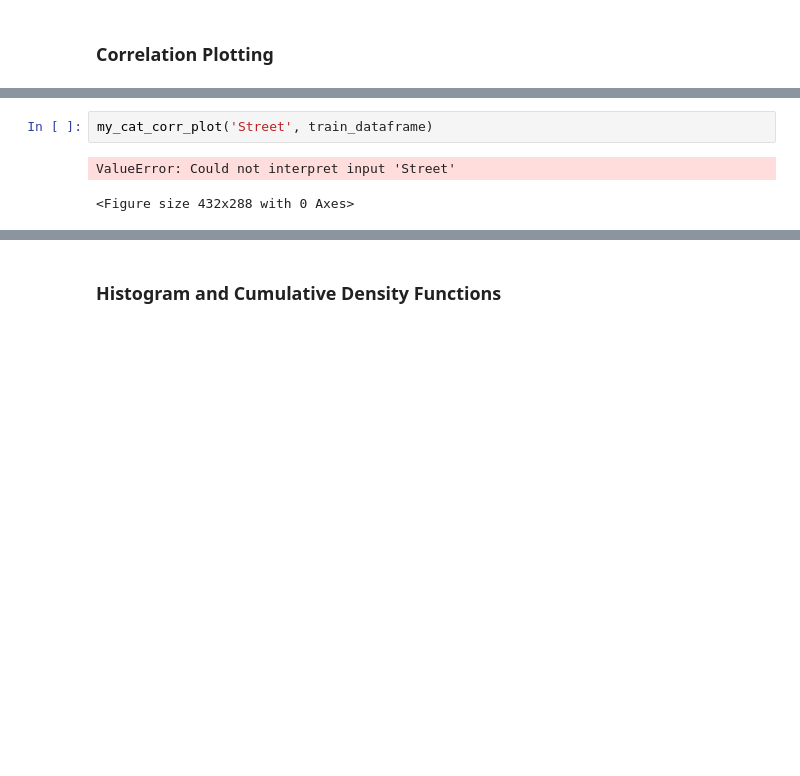
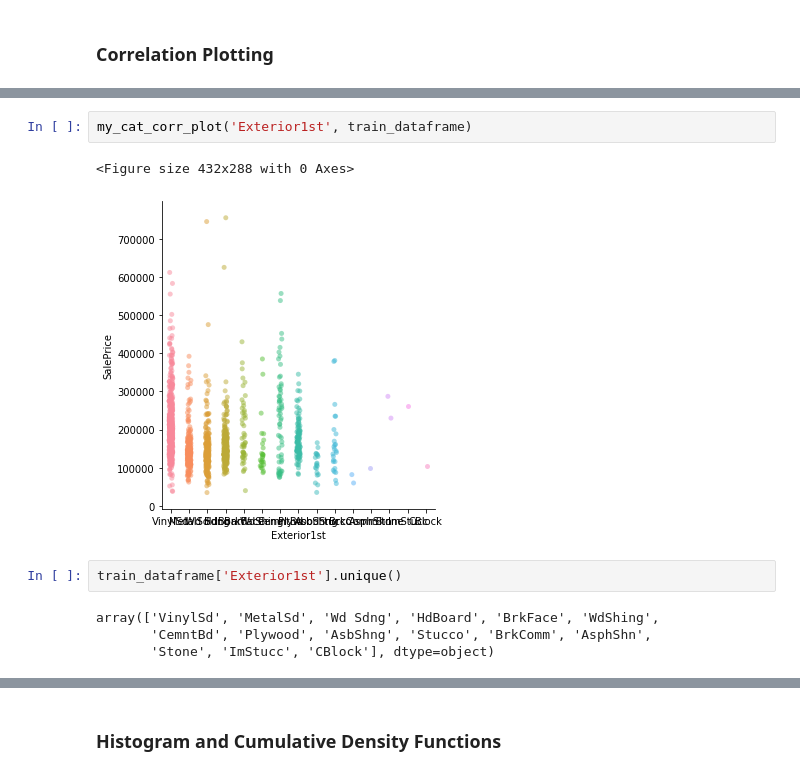
Before and after one commit to SteveScott/Ames2, a Jupyter notebook: Ames/notebooks/explore.ipynb, the cells around one changed output, grey strips where cells are left out. Cells and saved outputs as stored; diff of their text form; blank space fills up the shorter version.

```diff
--- a/Ames/notebooks/explore.ipynb
+++ b/Ames/notebooks/explore.ipynb
@@ -245,9 +245,15 @@ for col in cat_cols:
 ... (68 outputs left out)
 # %%
-my_cat_corr_plot('Street', train_dataframe)
+my_cat_corr_plot('Exterior1st', train_dataframe)
 # %% [output]
-ValueError: Could not interpret input 'Street'
+<Figure size 432x288 with 0 Axes>
-<Figure size 432x288 with 0 Axes>
+[figure, added]
+# %%
+train_dataframe['Exterior1st'].unique()
+# %% [output]
+array(['VinylSd', 'MetalSd', 'Wd Sdng', 'HdBoard', 'BrkFace', 'WdShing',
+       'CemntBd', 'Plywood', 'AsbShng', 'Stucco', 'BrkComm', 'AsphShn',
+       'Stone', 'ImStucc', 'CBlock'], dtype=object)
 # %%
 pearson_list(cols, train_dataframe)
 # %% [output]
```
Also changed, not shown: parts of 7 cells of this notebook, 1 other file.
